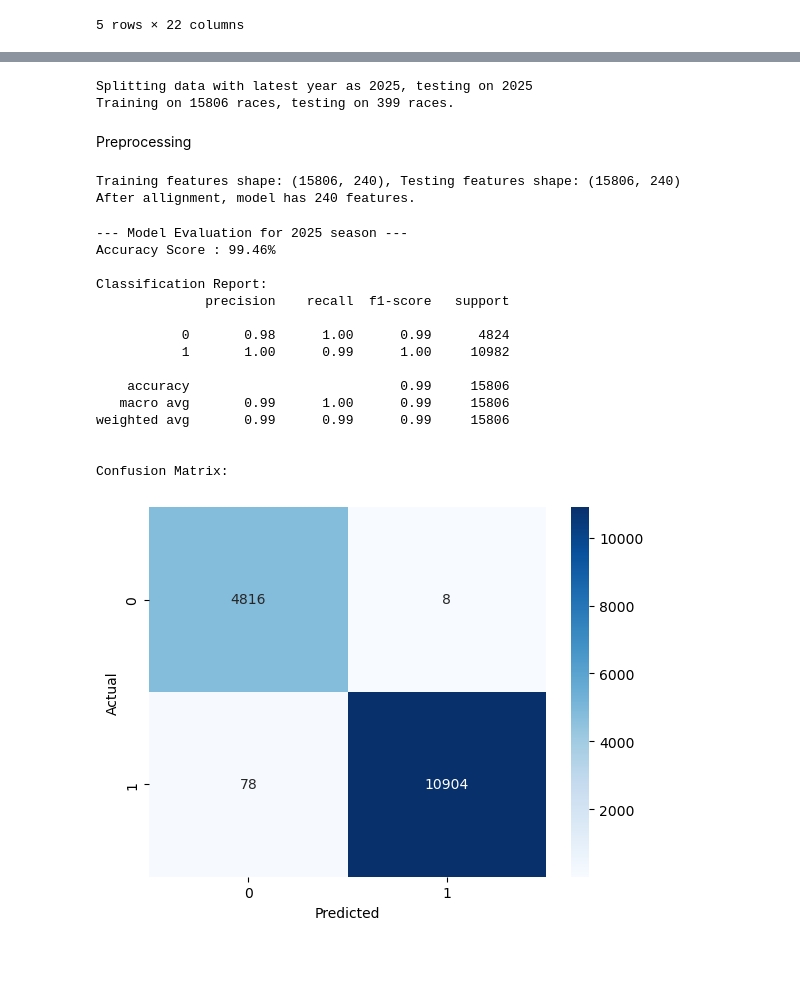
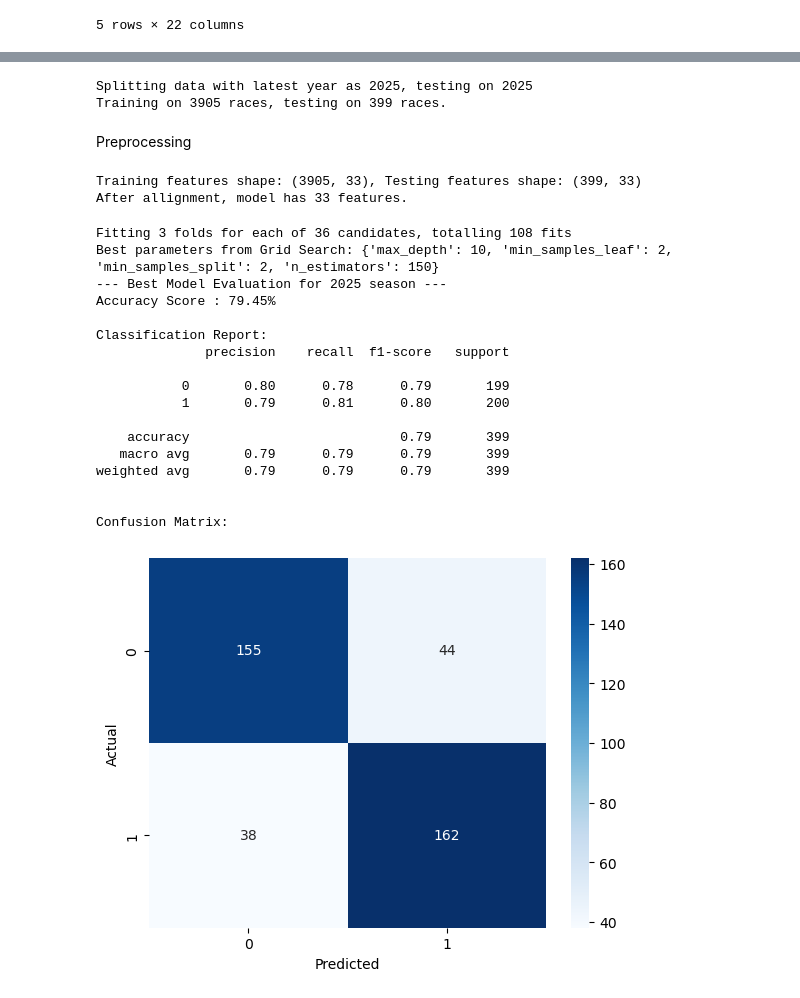
Before and after one commit to Ifdhal17/f1_point_finisher_prediction, a Jupyter notebook: f1prediction.ipynb, the cells around one changed output, grey strips where cells are left out. Saved outputs shown, nothing was run; the diff lists cells and outputs as text; code cells hidden in the pictures; blank space fills up the shorter version.

```diff
--- a/f1prediction.ipynb
+++ b/f1prediction.ipynb
@@ -91,0 +103,11 @@ df['grid'] = df['grid'].replace(0, 20)
+# %%
+# add new features (recent perform) to improve accuracy score
+df_modern_era['point_scored'] = df_modern_era.groupby('driverId')['driver_total_points_after_race'].diff().fillna(0)
+
+# Count average points for the last 3 races
+df_modern_era['driver_avg_points_last_3'] = df_modern_era.groupby('driverId')['point_scored'].shift(1).rolling(window=3, min_periods=1).mean().fillna(0)
+
+# Circuit history performance
+df_modern_era['driver_avg_points_circuit'] = df_modern_era.groupby(['driverId', 'circuitId'])['point_scored'].shift(1).expanding().mean().fillna(12)
+
+print("Added additional recent performance features completed.")
@@ -102,10 +126,10 @@ df.head()
 # %%
 # Split the data into features and target variable
-features = ['grid', 'circuitId', 'constructorId', 'driver_points_before_race', 'constructor_points_before_race']
+features = ['grid', 'circuitId', 'constructorId', 'driver_points_before_race', 'constructor_points_before_race', 'driver_avg_points_last_3', 'driver_avg_points_circuit']
 target = 'finished_in_top_10'
 
 # add 'year' and do temporal train-test split
-model_df = df[features + [target, 'year']].dropna()
+model_df = df_modern_era[features + [target, 'year']].dropna()
 
 # train on all data except the last year
 latest_year = model_df['year'].max()
@@ -120,7 +144,7 @@ test_df = model_df[model_df['year'] == latest_year]
 print(f"Training on {len(train_df)} races, testing on {len(test_df)} races.")
 # %% [output]
 Splitting data with latest year as 2025, testing on 2025
-Training on 15806 races, testing on 399 races.
+Training on 3905 races, testing on 399 races.
 # %% [markdown]
 Preprocessing
 # %%
@@ -131,8 +155,8 @@ categorical_features = ['circuitId', 'constructorId']
 X_train_unaligned = pd.get_dummies(train_df[features], columns=categorical_features, drop_first=True)
 y_train = train_df[target]
 
-X_test_unaligned = pd.get_dummies(train_df[features], columns=categorical_features, drop_first=True)
-y_test = train_df[target]
+X_test_unaligned = pd.get_dummies(test_df[features], columns=categorical_features, drop_first=True)
+y_test = test_df[target]
 
 # Align the train and test sets to have the same columns
 # 'join = inner' ensures we only keep columns present in both sets
@@ -141,45 +165,66 @@ X_train, X_test = X_train_unaligned.align(X_test_unaligned, join='inner', axis=1
 print(f"Training features shape: {X_train.shape}, Testing features shape: {X_test.shape}")
 print(f"After allignment, model has {len(X_train.columns)} features.")
 # %% [output]
-Training features shape: (15806, 240), Testing features shape: (15806, 240)
-After allignment, model has 240 features.
+Training features shape: (3905, 33), Testing features shape: (399, 33)
+After allignment, model has 33 features.
 # %%
+# Hyperparameter tuning can be added here for better model performance
+from sklearn.model_selection import GridSearchCV
+
+# Parameter grid for RandomForest
+param_grid = {
+    'n_estimators': [150, 250, 350],
+    'max_depth': [10, 20, 30],
+    'min_samples_split': [2, 5],
+    'min_samples_leaf': [1, 2],
+}
+
 # Train the model
-rf_model = RandomForestClassifier(n_estimators=100, random_state=42, class_weight='balanced')
-rf_model.fit(X_train, y_train)
+rf_model = RandomForestClassifier(random_state=42, class_weight='balanced')
+
+# cv = 3 for quicker tuning; increase for better results
+# n_jobs = -1 to use all processors
+grid_search = GridSearchCV(estimator=rf_model, param_grid=param_grid, cv=3, n_jobs=-1, scoring='accuracy', verbose=2)
+grid_search.fit(X_train, y_train)
+
+# Best parameters from grid search
+print(f"Best parameters from Grid Search: {grid_search.best_params_}")
+best_rf_model = grid_search.best_estimator_
 
 # make predictions
-y_pred = rf_model.predict(X_test)
+y_pred = best_rf_model.predict(X_test)
 
 # Evaluate the model performance
-print(f"--- Model Evaluation for {latest_year} season ---")
+print(f"--- Best Model Evaluation for {latest_year} season ---")
 print(f"Accuracy Score : {accuracy_score(y_test, y_pred) * 100:.2f}%")
 print("\nClassification Report:")
 print(classification_report(y_test, y_pred))
 
 # Confusion Matrix
 print("\nConfusion Matrix:")
 cm = confusion_matrix(y_test, y_pred)
 sns.heatmap(cm, annot=True, fmt='d', cmap='Blues')
 plt.xlabel('Predicted')
 plt.ylabel('Actual')
 plt.show()
 # %% [output]
---- Model Evaluation for 2025 season ---
-Accuracy Score : 99.46%
+Fitting 3 folds for each of 36 candidates, totalling 108 fits
+Best parameters from Grid Search: {'max_depth': 10, 'min_samples_leaf': 2, 'min_samples_split': 2, 'n_estimators': 150}
+--- Best Model Evaluation for 2025 season ---
+Accuracy Score : 79.45%
 
 Classification Report:
               precision    recall  f1-score   support
 
-           0       0.98      1.00      0.99      4824
-           1       1.00      0.99      1.00     10982
+           0       0.80      0.78      0.79       199
+           1       0.79      0.81      0.80       200
 
-    accuracy                           0.99     15806
-   macro avg       0.99      1.00      0.99     15806
-weighted avg       0.99      0.99      0.99     15806
+    accuracy                           0.79       399
+   macro avg       0.79      0.79      0.79       399
+weighted avg       0.79      0.79      0.79       399
 
 
 Confusion Matrix:
-[figure, old version]
+[figure, new version]
 # %%
 # Get feature importances from the trained model
```
Also changed, not shown: parts of 10 cells of this notebook.
